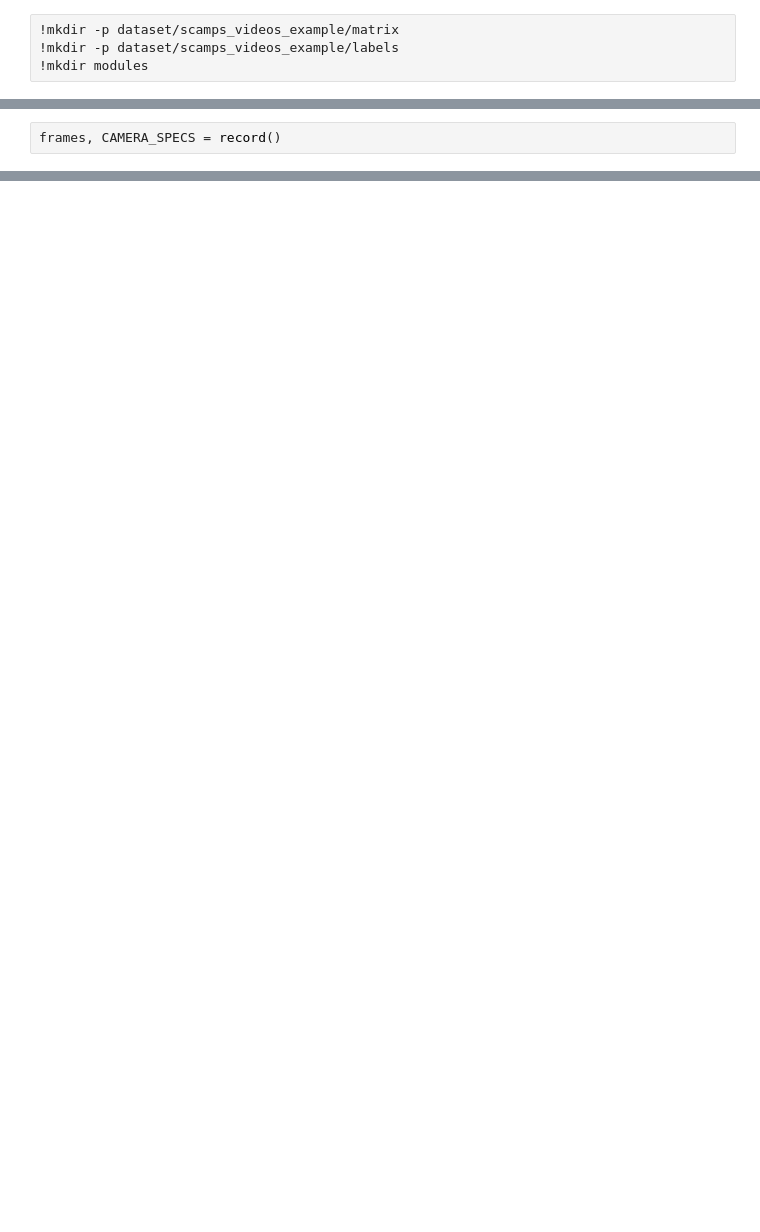
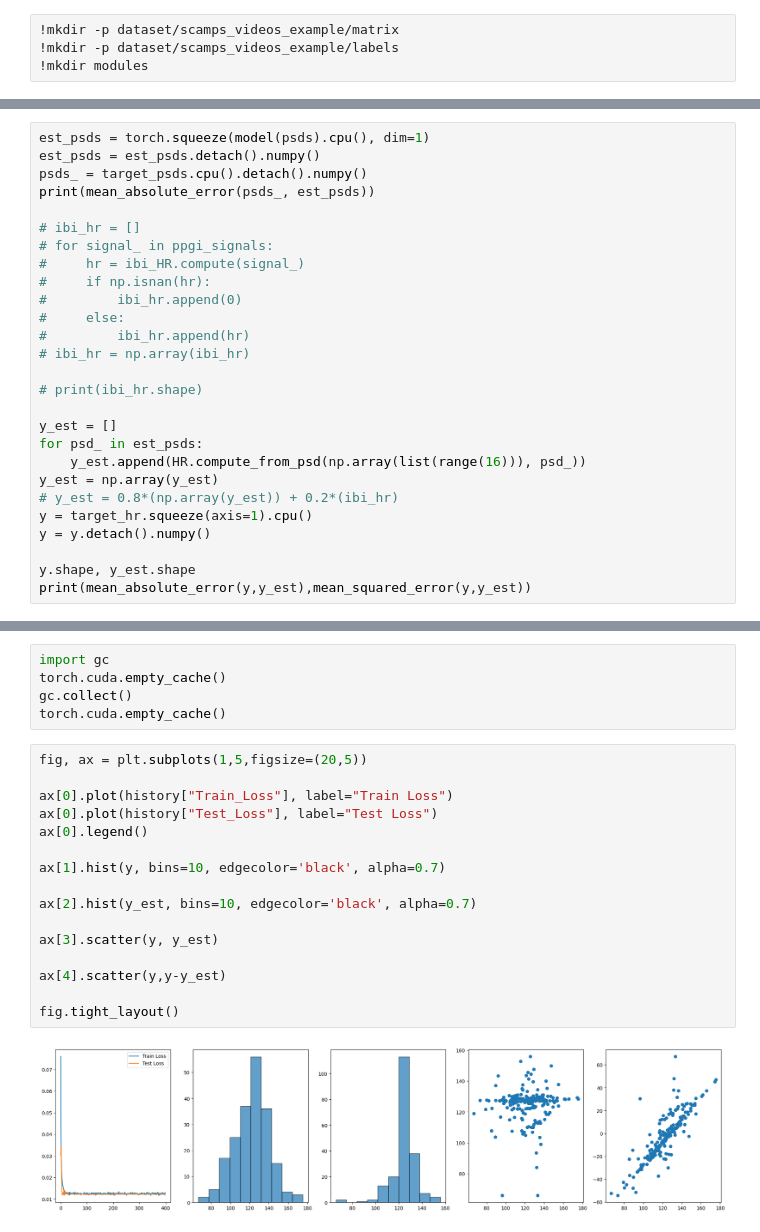
Before and after one commit to emmanuel-olateju/rPPG, a Jupyter notebook: rPPG.ipynb, the cells around one changed output, grey strips where cells are left out. Drawn from its saved outputs; the diff is of its cells as text; blank space fills up the shorter version.

```diff
--- a/rPPG.ipynb
+++ b/rPPG.ipynb
@@ -416,2 +6,0 @@ def record():
-# %%
-frames, CAMERA_SPECS = record()
@@ -479,0 +550,27 @@ cv2.destroyAllWindows()
+# %%
+est_psds = torch.squeeze(model(psds).cpu(), dim=1)
+est_psds = est_psds.detach().numpy()
+psds_ = target_psds.cpu().detach().numpy()
+print(mean_absolute_error(psds_, est_psds))
+
+# ibi_hr = []
+# for signal_ in ppgi_signals:
+#     hr = ibi_HR.compute(signal_)
+#     if np.isnan(hr):
+#         ibi_hr.append(0)
+#     else:
+#         ibi_hr.append(hr)
+# ibi_hr = np.array(ibi_hr)
+
+# print(ibi_hr.shape)
+
+y_est = []
+for psd_ in est_psds:
+    y_est.append(HR.compute_from_psd(np.array(list(range(16))), psd_))
+y_est = np.array(y_est)
+# y_est = 0.8*(np.array(y_est)) + 0.2*(ibi_hr)
+y = target_hr.squeeze(axis=1).cpu()
+y = y.detach().numpy()
+
+y.shape, y_est.shape
+print(mean_absolute_error(y,y_est),mean_squared_error(y,y_est))
@@ -479,0 +589,23 @@ cv2.destroyAllWindows()
+# %%
+import gc
+torch.cuda.empty_cache()
+gc.collect()
+torch.cuda.empty_cache()
+# %%
+fig, ax = plt.subplots(1,5,figsize=(20,5))
+
+ax[0].plot(history["Train_Loss"], label="Train Loss")
+ax[0].plot(history["Test_Loss"], label="Test Loss")
+ax[0].legend()
+
+ax[1].hist(y, bins=10, edgecolor='black', alpha=0.7)
+
+ax[2].hist(y_est, bins=10, edgecolor='black', alpha=0.7)
+
+ax[3].scatter(y, y_est)
+
+ax[4].scatter(y,y-y_est)
+
+fig.tight_layout()
+# %% [output]
+[figure, added]
```
Also changed, not shown: parts of 79 cells of this notebook, 12 other files.
